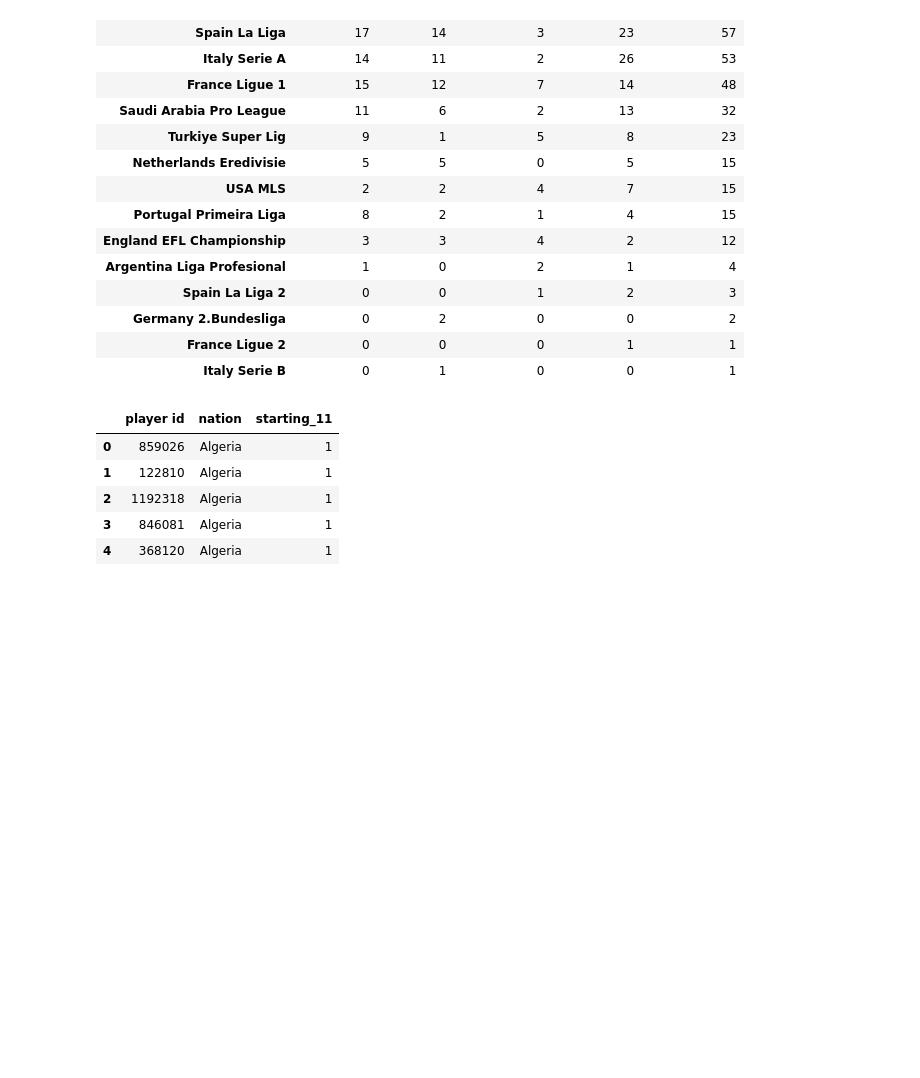
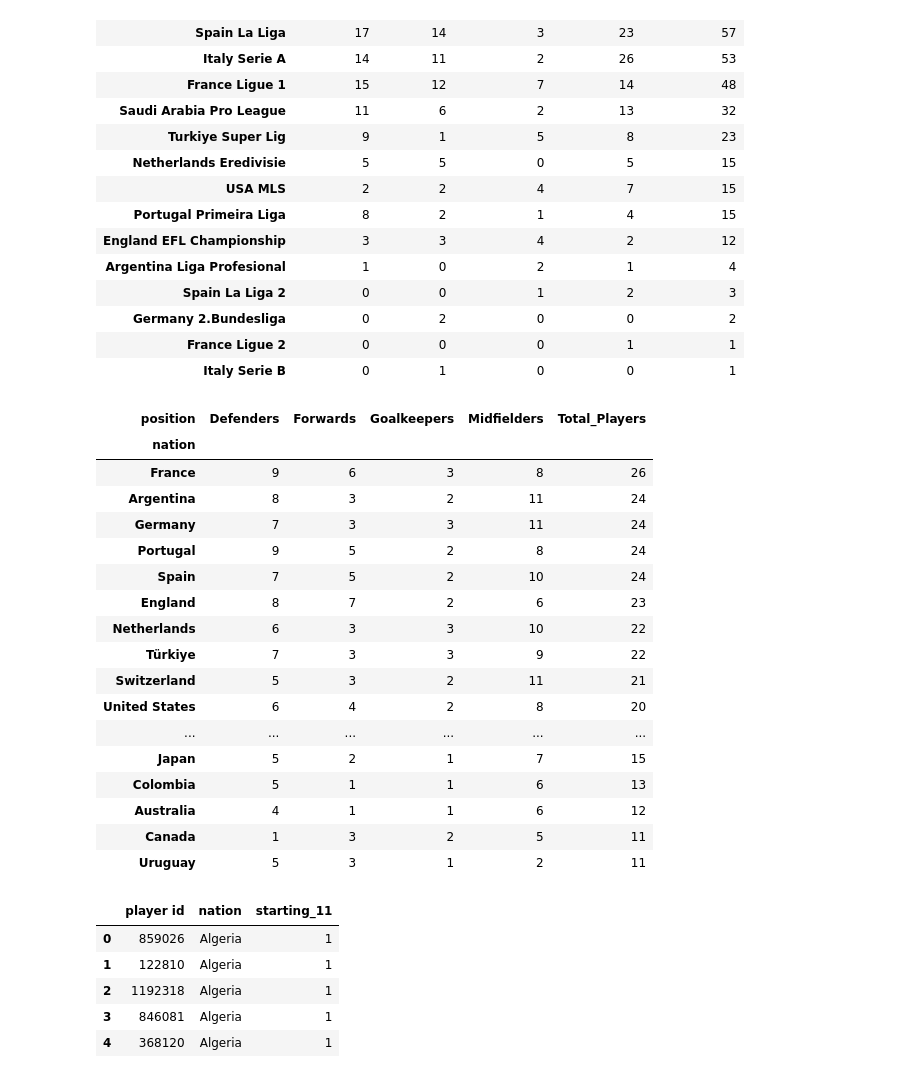
Before and after one commit to vibhash2006/Football-Project, a Jupyter notebook: notebooks/data_exploration/Matches/World_Cup_Nations.ipynb, the cells around one changed output. Saved outputs shown, nothing was run; the diff lists cells and outputs as text; code cells hidden in the pictures; blank space fills up the shorter version.

```diff
--- a/notebooks/data_exploration/Matches/World_Cup_Nations.ipynb
+++ b/notebooks/data_exploration/Matches/World_Cup_Nations.ipynb
@@ -64,6 +150,40 @@ with pd.option_context('display.max_rows', None, 'display.max_columns', None):
 | Germany 2.Bundesliga | 0 | 2 | 0 | 0 | 2 |
 | France Ligue 2 | 0 | 0 | 0 | 1 | 1 |
 | Italy Serie B | 0 | 1 | 0 | 0 | 1 |
+# %%
+nation_position_counts = df_nation.pivot_table(
+    index='nation',
+    columns='position',
+    values='player_name',
+    aggfunc='count',
+    fill_value=0
+)
+
+nation_position_counts['Total_Players'] = nation_position_counts.sum(axis=1)
+
+nation_position_counts = nation_position_counts.sort_values(by='Total_Players', ascending=False)
+
+with pd.option_context('display.max_rows', None, 'display.max_columns', None):
+    display(nation_position_counts)
+# %% [output]
+| position | Defenders | Forwards | Goalkeepers | Midfielders | Total_Players |
+| nation |  |  |  |  |  |
+| France | 9 | 6 | 3 | 8 | 26 |
+| Argentina | 8 | 3 | 2 | 11 | 24 |
+| Germany | 7 | 3 | 3 | 11 | 24 |
+| Portugal | 9 | 5 | 2 | 8 | 24 |
+| Spain | 7 | 5 | 2 | 10 | 24 |
+| England | 8 | 7 | 2 | 6 | 23 |
+| Netherlands | 6 | 3 | 3 | 10 | 22 |
+| Türkiye | 7 | 3 | 3 | 9 | 22 |
+| Switzerland | 5 | 3 | 2 | 11 | 21 |
+| United States | 6 | 4 | 2 | 8 | 20 |
+| ... | ... | ... | ... | ... | ... |
+| Japan | 5 | 2 | 1 | 7 | 15 |
+| Colombia | 5 | 1 | 1 | 6 | 13 |
+| Australia | 4 | 1 | 1 | 6 | 12 |
+| Canada | 1 | 3 | 2 | 5 | 11 |
+| Uruguay | 5 | 3 | 1 | 2 | 11 |
 # %%
 df_nation=df_nation[['player id','nation','starting_11']]
 # %%
```
Also changed, not shown: parts of 12 cells of this notebook, 1 other file.
